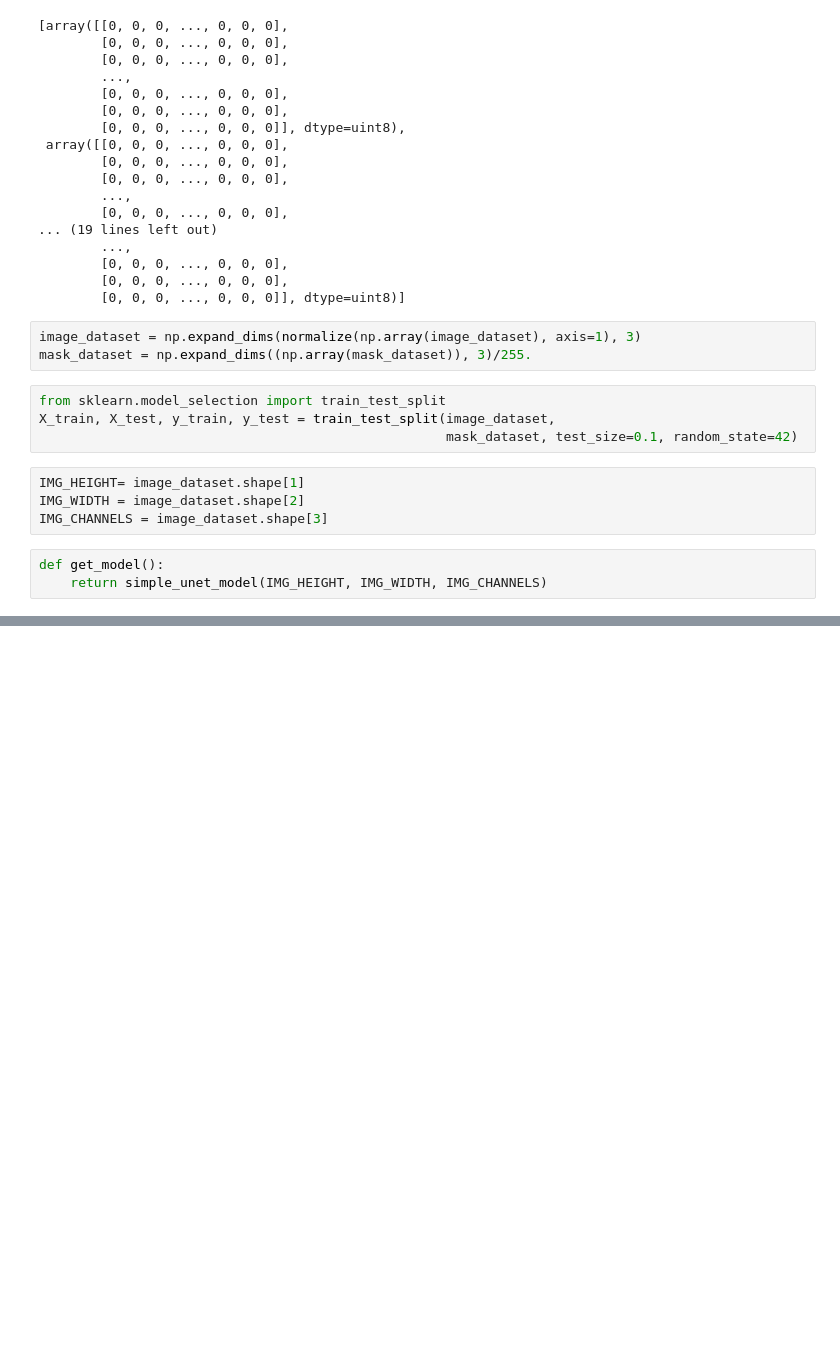
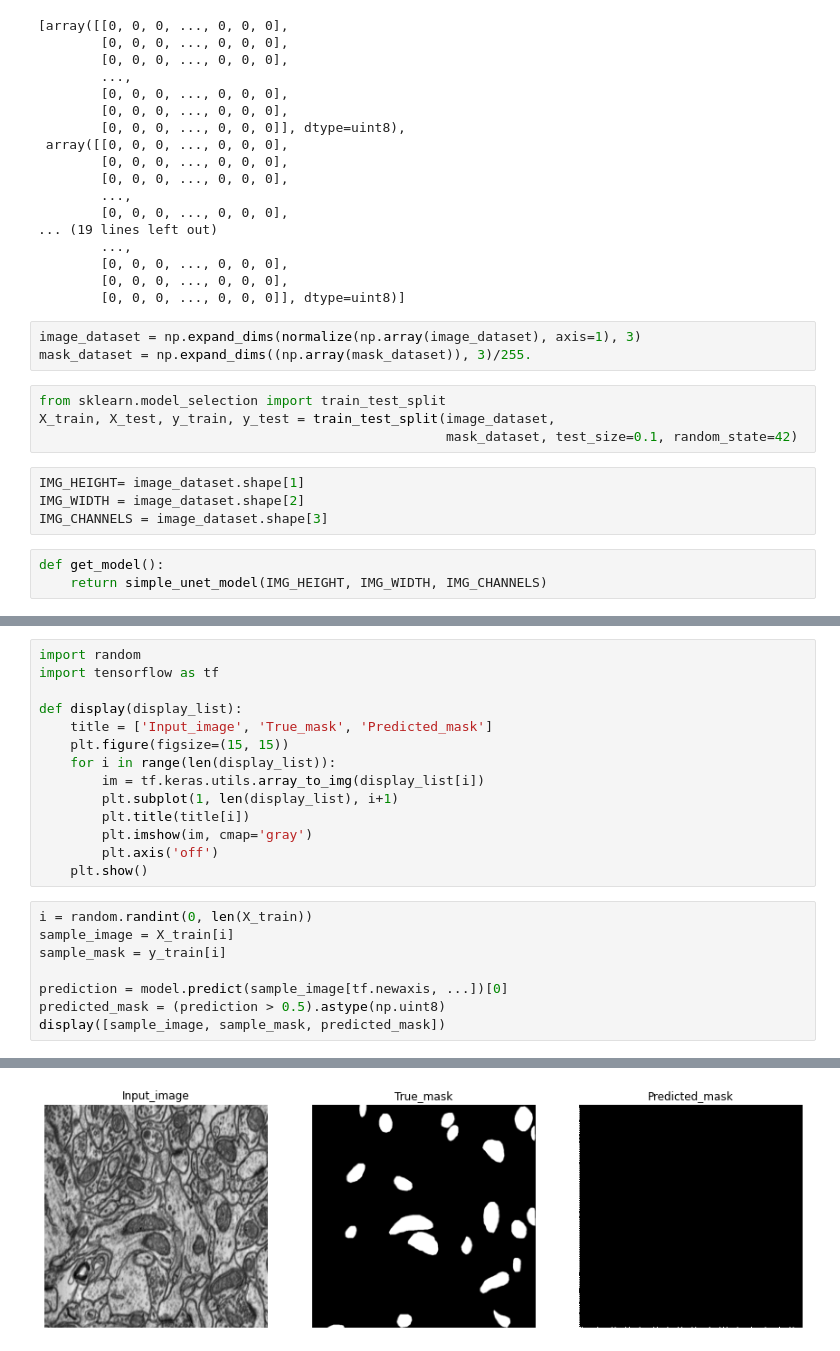
Before and after one commit to ahmad10010110/Vision_Feb2023, a Jupyter notebook: 04_Vision/03_Segmentation/01-Unet/Code/train_unet.ipynb, the cells around one changed output, grey strips where cells are left out. Saved outputs shown, nothing was run; the diff lists cells and outputs as text; blank space fills up the shorter version.

```diff
--- a/04_Vision/03_Segmentation/01-Unet/Code/train_unet.ipynb
+++ b/04_Vision/03_Segmentation/01-Unet/Code/train_unet.ipynb
@@ -164,0 +186,23 @@ acc
+# %%
+import random
+import tensorflow as tf
+
+def display(display_list):
+    title = ['Input_image', 'True_mask', 'Predicted_mask']
+    plt.figure(figsize=(15, 15))
+    for i in range(len(display_list)):
+        im = tf.keras.utils.array_to_img(display_list[i])
+        plt.subplot(1, len(display_list), i+1)
+        plt.title(title[i])
+        plt.imshow(im, cmap='gray')
+        plt.axis('off')
+    plt.show()
+# %%
+i = random.randint(0, len(X_train))
+sample_image = X_train[i]
+sample_mask = y_train[i]
+
+prediction = model.predict(sample_image[tf.newaxis, ...])[0]
+predicted_mask = (prediction > 0.5).astype(np.uint8)
+display([sample_image, sample_mask, predicted_mask])
+# %% [output]
@@ -164,0 +210 @@ acc
+[figure, added]
```
Also changed, not shown: parts of 7 cells of this notebook, 1 other file.
